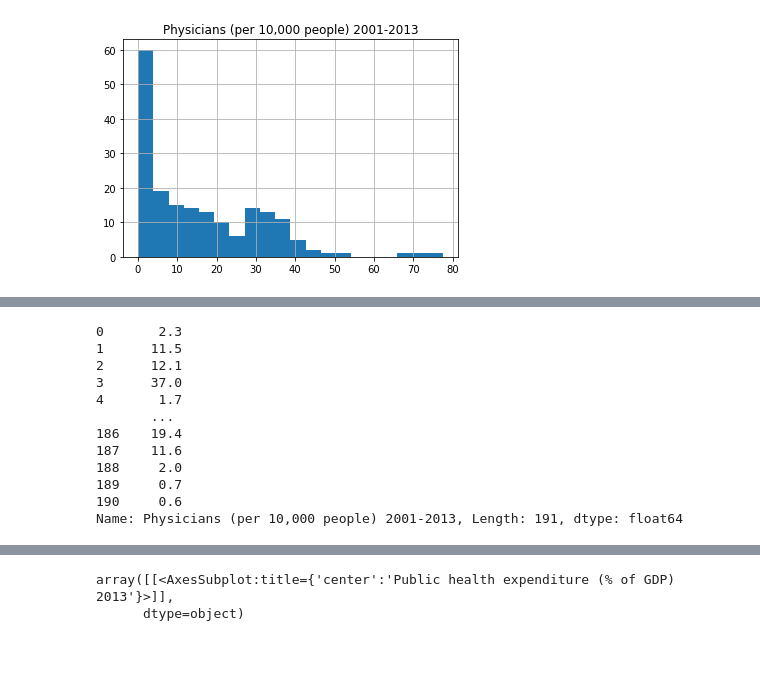
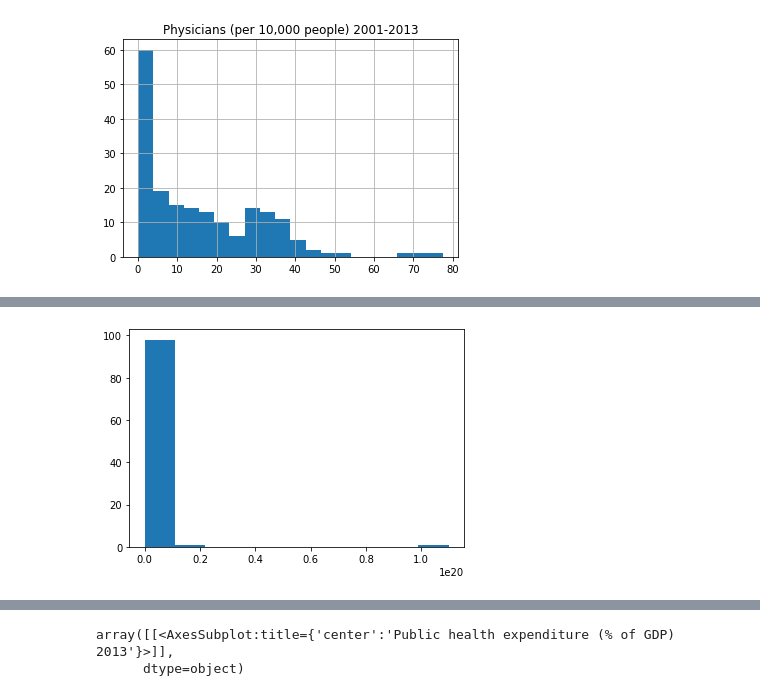
Before and after one commit to doodymack/Prog_for-Data_Analy_Project_21-22, a Jupyter notebook: Simulation_Notebook.ipynb, the cells around one changed output, grey strips where cells are left out. Drawn from its saved outputs; the diff is of its cells as text; code cells hidden in the pictures; blank space fills up the shorter version.

```diff
--- a/Simulation_Notebook.ipynb
+++ b/Simulation_Notebook.ipynb
@@ -243,15 +253,6 @@ plt.hist(y, bins = 20);
-# %%
-print(df['Physicians (per 10,000 people) 2001-2013'])
-# %% [output]
-0       2.3
-1      11.5
-2      12.1
-3      37.0
-4       1.7
-       ...
-186    19.4
-187    11.6
-188     2.0
-189     0.7
-190     0.6
-Name: Physicians (per 10,000 people) 2001-2013, Length: 191, dtype: float64
+# %%
+# create a random array with the mean (16) and stdev (15) of the original data [LOGNORMAL]
+Physicians_per_100K = np.random.lognormal(16,15,100)
+plt.hist(Physicians_per_100K, bins = 10);
+# %% [output]
+[figure, added]
```
Also changed, not shown: parts of 54 cells of this notebook, 1 other file.
